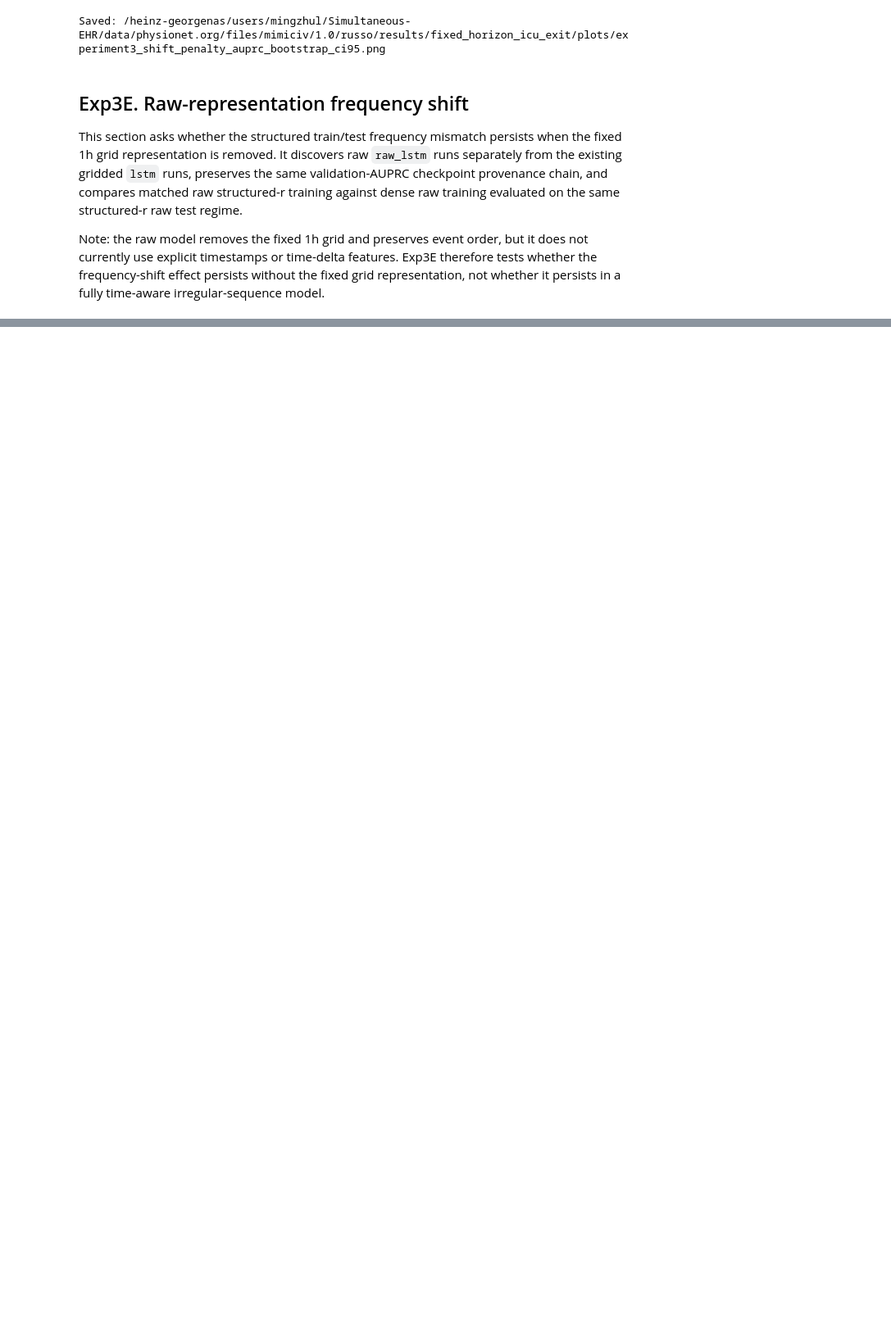
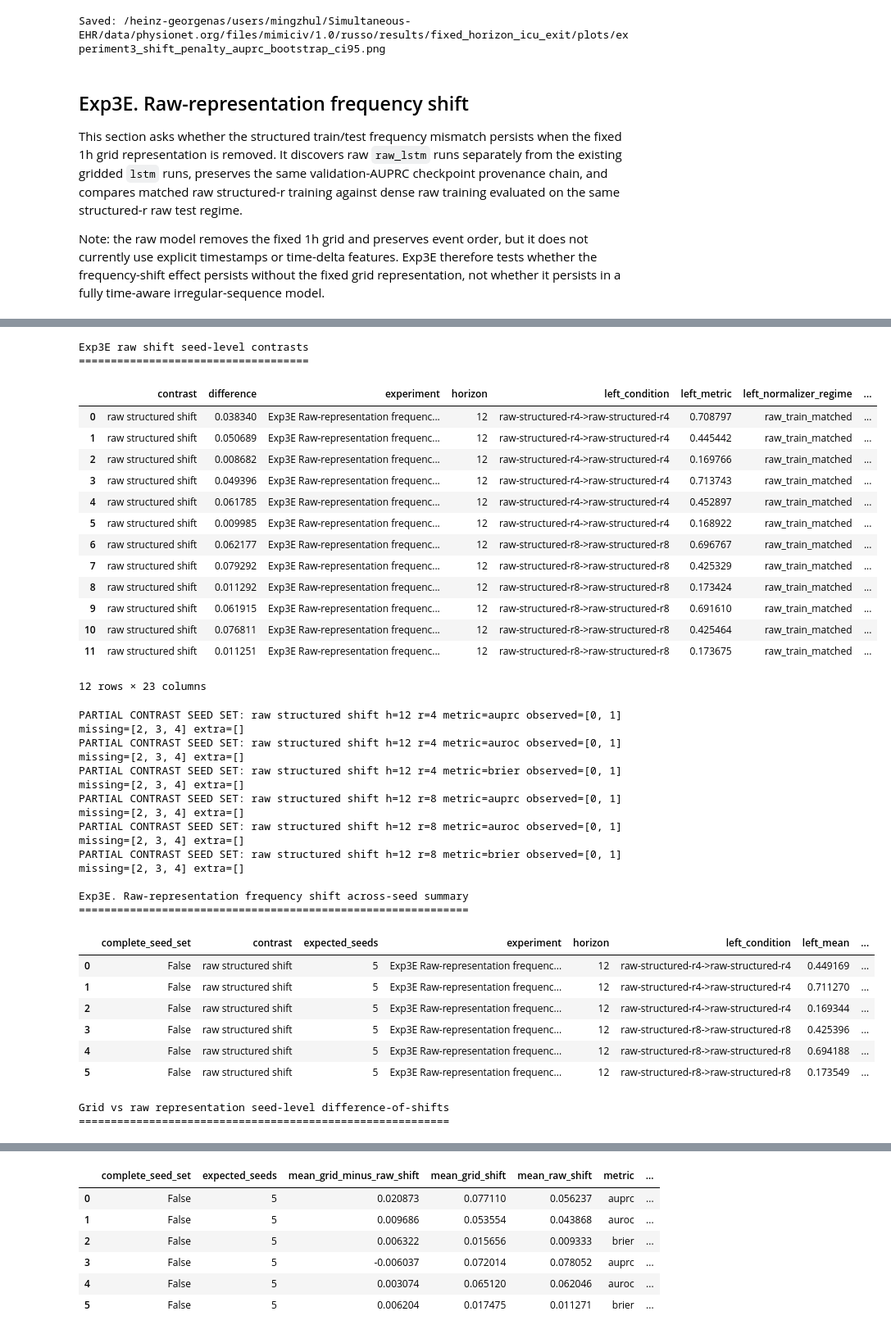
Before and after one commit to Ilovecodingforever/mimic-iv-benchmarks, a Jupyter notebook: visualizers/visualize_exp3_frequency_shift.ipynb, the cells around one changed output, grey strips where cells are left out. Shown at 82% size. Cells and saved outputs as stored; diff of their text form; code cells hidden in the pictures; blank space fills up the shorter version.

```diff
--- a/visualizers/visualize_exp3_frequency_shift.ipynb
+++ b/visualizers/visualize_exp3_frequency_shift.ipynb
@@ -1138,7 +1150,10 @@ def compute_seed_level_contrasts(specs):
     return pd.DataFrame(rows)
 
 
-def summarize_contrasts(seed_level_df):
+def summarize_contrasts(seed_level_df, prediction_frames=None):
+    if prediction_frames is None:
+        prediction_frames = exp3_predictions
+
     summary_rows = []
     if seed_level_df is None or len(seed_level_df) == 0:
         return pd.DataFrame()
@@ -1161,7 +1176,7 @@ def summarize_contrasts(seed_level_df):
             one = group[group["model_seed"].astype(int) == int(seed)].iloc[0]
             bootstrap_keys.append((seed, one["left_prediction_key"], one["right_prediction_key"]))
         boot = across_seed_patient_bootstrap(
-            exp3_predictions,
+            prediction_frames,
             bootstrap_keys,
             metric=metric,
             n_boot=EXP3_N_BOOT,
@@ -1250,10 +1265,25 @@ show_table("Exp3B. Normalizer control seed-level paired-bootstrap contrasts", ex
 show_table("Exp3C. Random-matched frequency shift seed-level paired-bootstrap contrasts", exp3_random_shift_contrasts, max_rows=300)
 show_table("Exp3D. Horizon replication seed-level paired-bootstrap contrasts", exp3_horizon_replication_contrasts, max_rows=300)
 
-exp3_structured_shift_summary = summarize_contrasts(exp3_structured_shift_contrasts)
-exp3_normalizer_control_summary = summarize_contrasts(exp3_normalizer_control_contrasts)
-exp3_random_shift_summary = summarize_contrasts(exp3_random_shift_contrasts)
-exp3_horizon_replication_summary = summarize_contrasts(exp3_horizon_replication_contrasts)
+exp3_structured_shift_summary = summarize_contrasts(
+    exp3_structured_shift_contrasts,
+    exp3_predictions,
+)
+
+exp3_normalizer_control_summary = summarize_contrasts(
+    exp3_normalizer_control_contrasts,
+    exp3_predictions,
+)
+
+exp3_random_shift_summary = summarize_contrasts(
+    exp3_random_shift_contrasts,
+    exp3_predictions,
+)
+
+exp3_horizon_replication_summary = summarize_contrasts(
+    exp3_horizon_replication_contrasts,
+    exp3_predictions,
+)
 
 show_table("Exp3A. Structured frequency shift across-seed summary", exp3_structured_shift_summary, max_rows=100)
 show_table("Exp3B. Normalizer control across-seed summary", exp3_normalizer_control_summary, max_rows=100)
@@ -1699,7 +1795,10 @@ for r in EXP3_RAW_RS:
             })
 exp3e_raw_shift_contrasts = pd.DataFrame(raw_contrast_rows)
 show_table("Exp3E raw shift seed-level contrasts", exp3e_raw_shift_contrasts, max_rows=300)
-exp3e_raw_shift_summary = summarize_contrasts(exp3e_raw_shift_contrasts)
+exp3e_raw_shift_summary = summarize_contrasts(
+    exp3e_raw_shift_contrasts,
+    exp3e_predictions,
+)
 show_table("Exp3E. Raw-representation frequency shift across-seed summary", exp3e_raw_shift_summary, max_rows=100)
 
 
@@ -1886,30 +1985,65 @@ if len(exp3_grid_vs_raw_shift_contrasts):
     for (r, metric), group in exp3_grid_vs_raw_shift_contrasts.groupby(["r", "metric"]):
         seeds = sorted(group["model_seed"].astype(int).unique().tolist())
         complete_seed_set = set(seeds) == EXP3_EXPECTED_MODEL_SEEDS
         if not complete_seed_set:
             print("PARTIAL GRID-VS-RAW SEED SET: r={} metric={} observed={} missing={} extra={}".format(
                 r, metric, sorted(seeds), sorted(EXP3_EXPECTED_MODEL_SEEDS - set(seeds)),
                 sorted(set(seeds) - EXP3_EXPECTED_MODEL_SEEDS)))
             if not EXP3_ALLOW_PARTIAL_RESULTS:
                 print("Skipping final grid-vs-raw summary for incomplete contrast because EXP3_ALLOW_PARTIAL_RESULTS=False.")
                 continue
         records = [rec for rec in grid_raw_bootstrap_records if int(rec["r"]) == int(r) and rec["metric"] == metric]
         boot = across_seed_four_model_bootstrap(
             records, metric=metric, n_boot=EXP3_N_BOOT,
             random_state=EXP3_BOOTSTRAP_SEED + 960000 + int(r) * 1000 + EXP3_METRICS.index(metric))
         diffs = group["grid_minus_raw_shift"].astype(float).values
         summary_rows.append({
             "r": int(r),
             "metric": metric,
             "mean_grid_shift": boot["mean_grid_shift"],
             "mean_raw_shift": boot["mean_raw_shift"],
             "mean_grid_minus_raw_shift": boot["mean_grid_minus_raw_shift"],
             "sd_grid_minus_raw_shift": float(np.std(diffs, ddof=1)) if len(diffs) > 1 else np.nan,
             "n_seeds": int(len(seeds)),
             "expected_seeds": int(len(EXP3_EXPECTED_MODEL_SEEDS)),
             "complete_seed_set": complete_seed_set,
             "patient_bootstrap_ci_low": boot["patient_bootstrap_ci_low"],
             "patient_bootstrap_ci_high": boot["patient_bootstrap_ci_high"],
         })
 exp3_grid_vs_raw_shift_summary = pd.DataFrame(summary_rows)
 show_table("Grid vs raw representation across-seed difference-of-shifts summary", exp3_grid_vs_raw_shift_summary, max_rows=100)
+# %% [output]
+Exp3E raw shift seed-level contrasts
+====================================
+|  | contrast | difference | experiment | horizon | left_condition | left_metric | left_normalizer_regime | ... |
+| 0 | raw structured shift | 0.038340 | Exp3E Raw-representation frequenc... | 12 | raw-structured-r4->raw-structured-r4 | 0.708797 | raw_train_matched | ... |
+| 1 | raw structured shift | 0.050689 | Exp3E Raw-representation frequenc... | 12 | raw-structured-r4->raw-structured-r4 | 0.445442 | raw_train_matched | ... |
+| 2 | raw structured shift | 0.008682 | Exp3E Raw-representation frequenc... | 12 | raw-structured-r4->raw-structured-r4 | 0.169766 | raw_train_matched | ... |
+| 3 | raw structured shift | 0.049396 | Exp3E Raw-representation frequenc... | 12 | raw-structured-r4->raw-structured-r4 | 0.713743 | raw_train_matched | ... |
+| 4 | raw structured shift | 0.061785 | Exp3E Raw-representation frequenc... | 12 | raw-structured-r4->raw-structured-r4 | 0.452897 | raw_train_matched | ... |
+| 5 | raw structured shift | 0.009985 | Exp3E Raw-representation frequenc... | 12 | raw-structured-r4->raw-structured-r4 | 0.168922 | raw_train_matched | ... |
+| 6 | raw structured shift | 0.062177 | Exp3E Raw-representation frequenc... | 12 | raw-structured-r8->raw-structured-r8 | 0.696767 | raw_train_matched | ... |
+| 7 | raw structured shift | 0.079292 | Exp3E Raw-representation frequenc... | 12 | raw-structured-r8->raw-structured-r8 | 0.425329 | raw_train_matched | ... |
+| 8 | raw structured shift | 0.011292 | Exp3E Raw-representation frequenc... | 12 | raw-structured-r8->raw-structured-r8 | 0.173424 | raw_train_matched | ... |
+| 9 | raw structured shift | 0.061915 | Exp3E Raw-representation frequenc... | 12 | raw-structured-r8->raw-structured-r8 | 0.691610 | raw_train_matched | ... |
+| 10 | raw structured shift | 0.076811 | Exp3E Raw-representation frequenc... | 12 | raw-structured-r8->raw-structured-r8 | 0.425464 | raw_train_matched | ... |
+| 11 | raw structured shift | 0.011251 | Exp3E Raw-representation frequenc... | 12 | raw-structured-r8->raw-structured-r8 | 0.173675 | raw_train_matched | ... |
+12 rows × 23 columns
+PARTIAL CONTRAST SEED SET: raw structured shift h=12 r=4 metric=auprc observed=[0, 1] missing=[2, 3, 4] extra=[]
+PARTIAL CONTRAST SEED SET: raw structured shift h=12 r=4 metric=auroc observed=[0, 1] missing=[2, 3, 4] extra=[]
+PARTIAL CONTRAST SEED SET: raw structured shift h=12 r=4 metric=brier observed=[0, 1] missing=[2, 3, 4] extra=[]
+PARTIAL CONTRAST SEED SET: raw structured shift h=12 r=8 metric=auprc observed=[0, 1] missing=[2, 3, 4] extra=[]
+PARTIAL CONTRAST SEED SET: raw structured shift h=12 r=8 metric=auroc observed=[0, 1] missing=[2, 3, 4] extra=[]
+PARTIAL CONTRAST SEED SET: raw structured shift h=12 r=8 metric=brier observed=[0, 1] missing=[2, 3, 4] extra=[]
+
+Exp3E. Raw-representation frequency shift across-seed summary
+=============================================================
+|  | complete_seed_set | contrast | expected_seeds | experiment | horizon | left_condition | left_mean | ... |
+| 0 | False | raw structured shift | 5 | Exp3E Raw-representation frequenc... | 12 | raw-structured-r4->raw-structured-r4 | 0.449169 | ... |
+| 1 | False | raw structured shift | 5 | Exp3E Raw-representation frequenc... | 12 | raw-structured-r4->raw-structured-r4 | 0.711270 | ... |
+| 2 | False | raw structured shift | 5 | Exp3E Raw-representation frequenc... | 12 | raw-structured-r4->raw-structured-r4 | 0.169344 | ... |
+| 3 | False | raw structured shift | 5 | Exp3E Raw-representation frequenc... | 12 | raw-structured-r8->raw-structured-r8 | 0.425396 | ... |
+| 4 | False | raw structured shift | 5 | Exp3E Raw-representation frequenc... | 12 | raw-structured-r8->raw-structured-r8 | 0.694188 | ... |
+| 5 | False | raw structured shift | 5 | Exp3E Raw-representation frequenc... | 12 | raw-structured-r8->raw-structured-r8 | 0.173549 | ... |
+Grid vs raw representation seed-level difference-of-shifts
+==========================================================
@@ -1916,3 +2072,10 @@ show_table("Grid vs raw representation across-seed difference-of-shifts summary"
+|  | complete_seed_set | expected_seeds | mean_grid_minus_raw_shift | mean_grid_shift | mean_raw_shift | metric | ... |
+| 0 | False | 5 | 0.020873 | 0.077110 | 0.056237 | auprc | ... |
+| 1 | False | 5 | 0.009686 | 0.053554 | 0.043868 | auroc | ... |
+| 2 | False | 5 | 0.006322 | 0.015656 | 0.009333 | brier | ... |
+| 3 | False | 5 | -0.006037 | 0.072014 | 0.078052 | auprc | ... |
+| 4 | False | 5 | 0.003074 | 0.065120 | 0.062046 | auroc | ... |
+| 5 | False | 5 | 0.006204 | 0.017475 | 0.011271 | brier | ... |
 # %%
 # ============================================================
 # Exp3E concise plots
```
Also changed, not shown: parts of 10 cells of this notebook, 2 other files.
